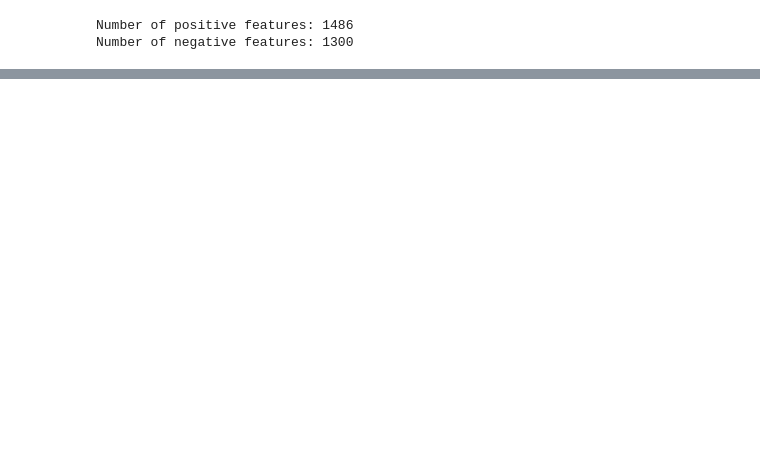
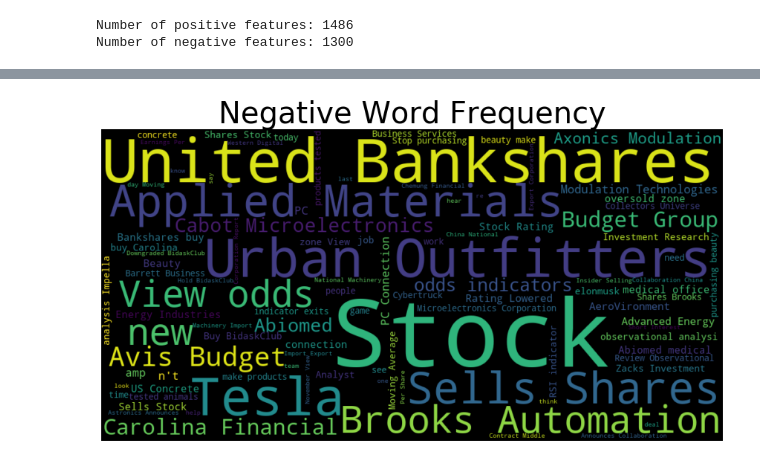
Before and after one commit to sbogdan-sb/Twitter-Stock-Sentiment, a Jupyter notebook: TwittervsStocks.ipynb, the cells around one changed output, grey strips where cells are left out. Cells and saved outputs as stored; diff of their text form; code cells hidden in the pictures; blank space fills up the shorter version.

```diff
--- a/TwittervsStocks.ipynb
+++ b/TwittervsStocks.ipynb
@@ -248,0 +274,21 @@ Most Informative Features
+# %%
+# Create a filtered list of all the words in the positive tweets to be used for plotting
+
+negative_words = []
+for line in negative_text:
+    negative_words.extend([word for word in nltk.word_tokenize(line) if word.lower() not in useless_words\
+     and '/' not in word])
+
+# Create a word cloud displaying the top 100 positive words
+
+unique_string=(" ").join(negative_words)
+wordcloud = WordCloud(width = 1000, height = 500, max_words = 100).generate(unique_string)
+plt.figure(figsize=(15,8))
+plt.imshow(wordcloud, interpolation="bilinear")
+plt.axis("off")
+plt.title("Negative Word Frequency", fontsize = 40)
+plt.savefig('negative_word_plot.png', bbox_inches='tight')
+plt.show()
+plt.close()
+# %% [output]
+[figure, added]
```
Also changed, not shown: parts of 22 cells of this notebook, 1 other file.
